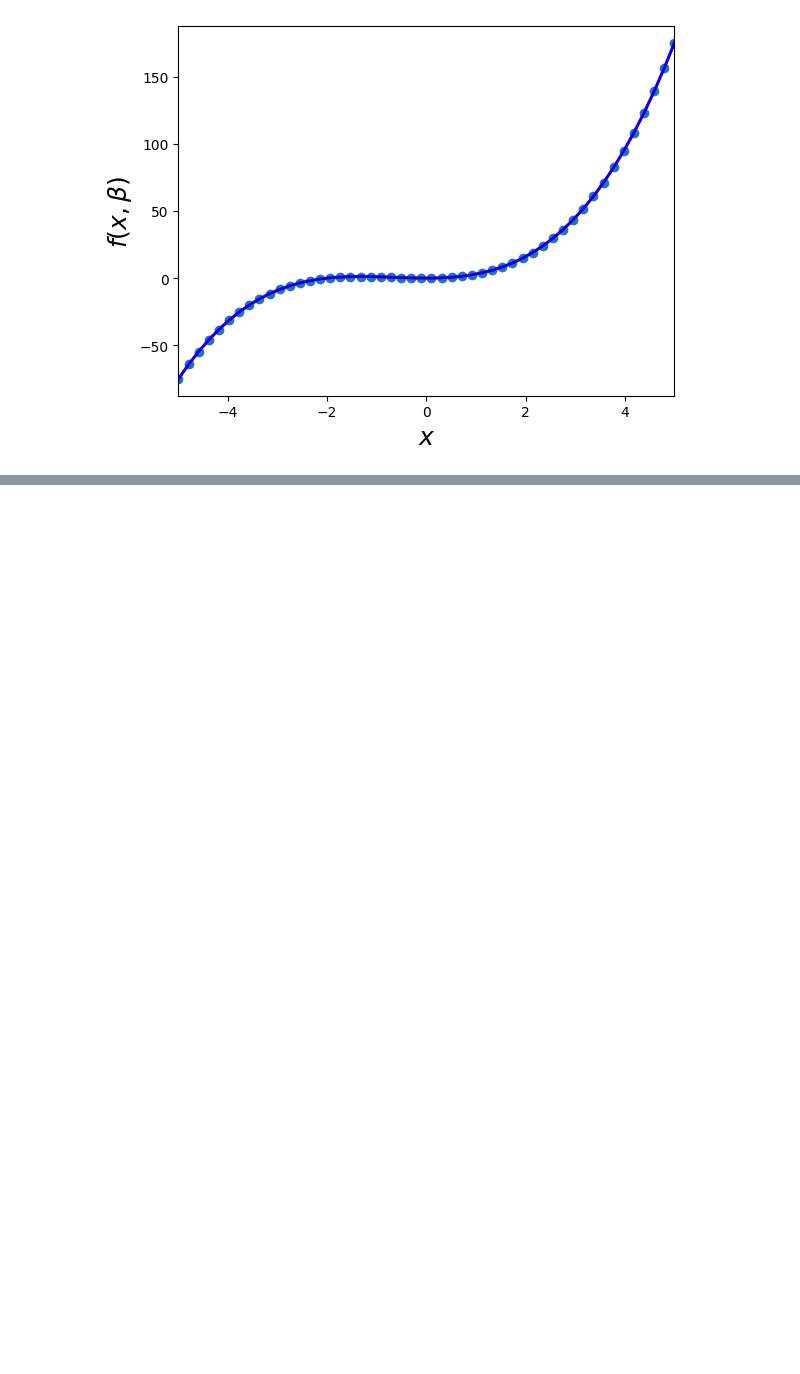
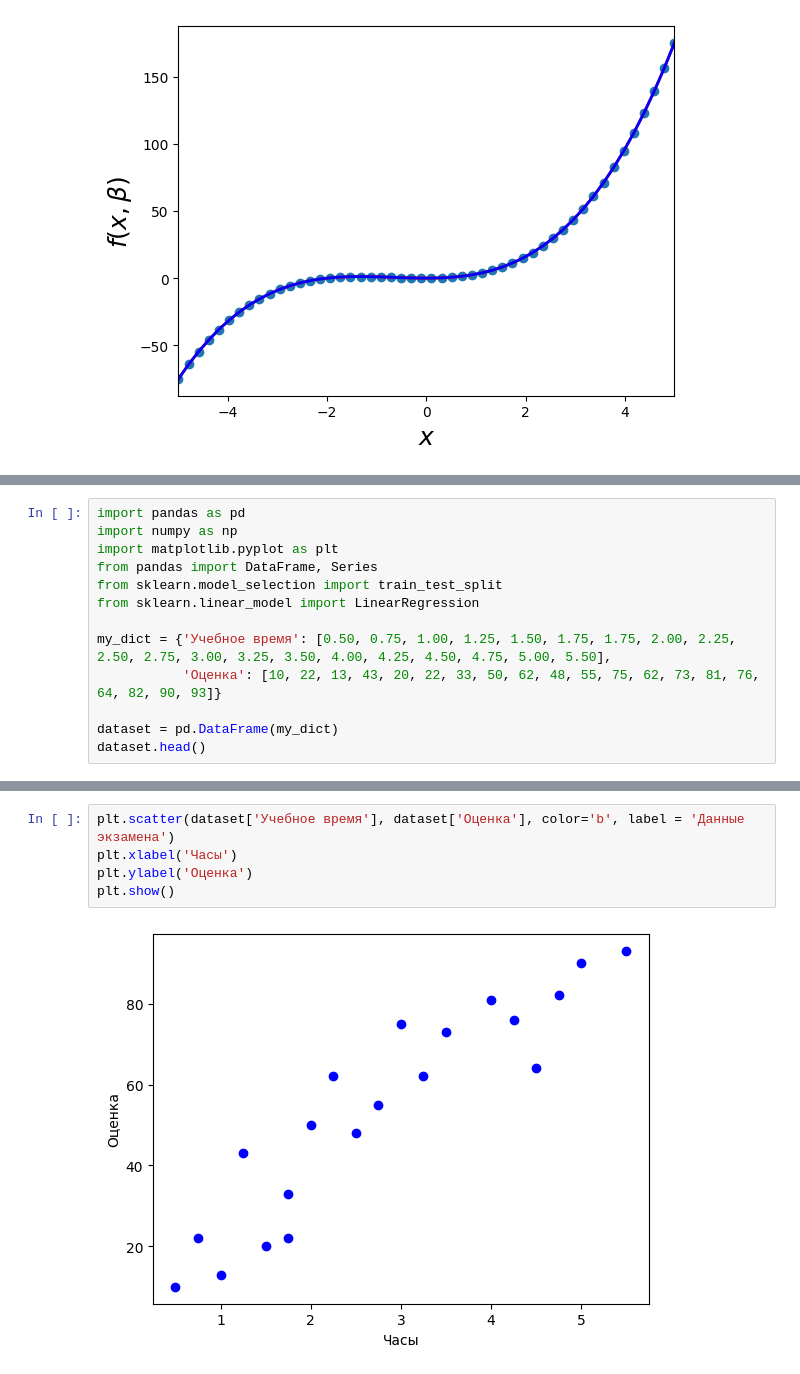
Before and after one commit to sergkhr/VUZai, a Jupyter notebook: Pracs/Khrechko_IKBO-03-21_Fourth_practice.ipynb, the cells around one changed output, grey strips where cells are left out. Cells and saved outputs as stored; diff of their text form; blank space fills up the shorter version.

```diff
--- a/Pracs/Khrechko_IKBO-03-21_Fourth_practice.ipynb
+++ b/Pracs/Khrechko_IKBO-03-21_Fourth_practice.ipynb
@@ -315,0 +336,13 @@ plt.show()
+# %%
+import pandas as pd
+import numpy as np
+import matplotlib.pyplot as plt
+from pandas import DataFrame, Series
+from sklearn.model_selection import train_test_split
+from sklearn.linear_model import LinearRegression
+
+my_dict = {'Учебное время': [0.50, 0.75, 1.00, 1.25, 1.50, 1.75, 1.75, 2.00, 2.25, 2.50, 2.75, 3.00, 3.25, 3.50, 4.00, 4.25, 4.50, 4.75, 5.00, 5.50],
+           'Оценка': [10, 22, 13, 43, 20, 22, 33, 50, 62, 48, 55, 75, 62, 73, 81, 76, 64, 82, 90, 93]}
+
+dataset = pd.DataFrame(my_dict)
+dataset.head()
@@ -315,0 +370,7 @@ plt.show()
+# %%
+plt.scatter(dataset['Учебное время'], dataset['Оценка'], color='b', label = 'Данные экзамена')
+plt.xlabel('Часы')
+plt.ylabel('Оценка')
+plt.show()
+# %% [output]
+[figure, added]
```
Also changed, not shown: parts of 31 cells of this notebook, 1 other file.
